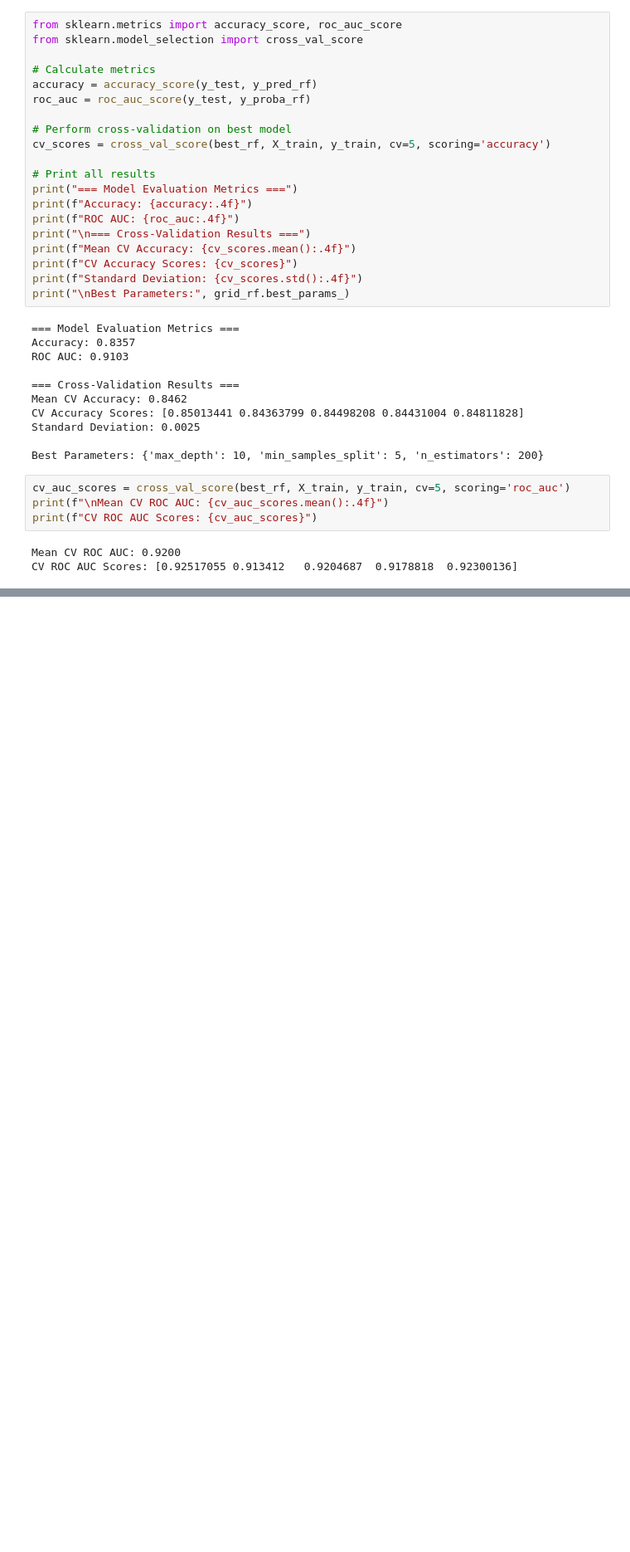
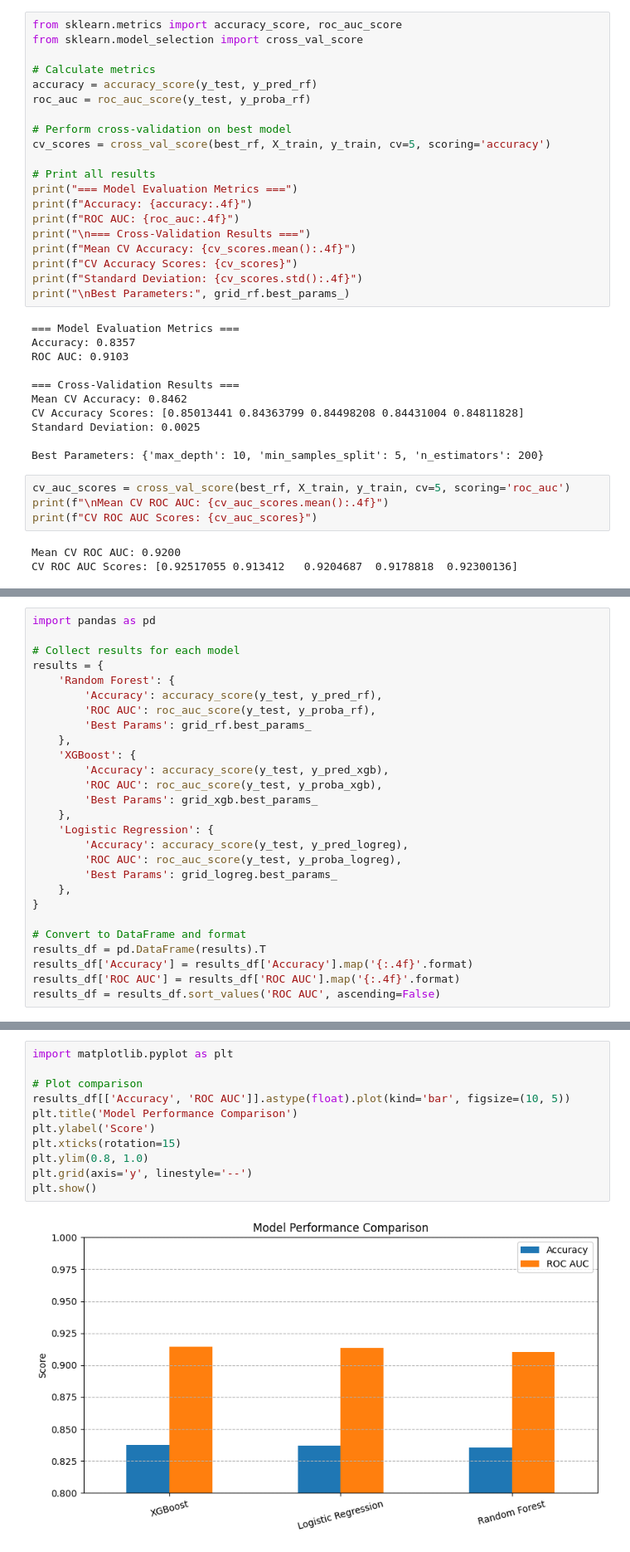
Before and after one commit to MedYassineWerdani/Predicting-Student-Depression, a Jupyter notebook: depression.ipynb, the cells around one changed output, grey strips where cells are left out. Shown at 83% size. Saved outputs shown, nothing was run; the diff lists cells and outputs as text; blank space fills up the shorter version.

Commit message:
Random Forest + XGBoost + Logistic Regression , NO SVM

```diff
--- a/depression.ipynb
+++ b/depression.ipynb
@@ -383,0 +543,27 @@ CV ROC AUC Scores: [0.92517055 0.913412   0.9204687  0.9178818  0.92300136]
+# %%
+import pandas as pd
+
+# Collect results for each model
+results = {
+    'Random Forest': {
+        'Accuracy': accuracy_score(y_test, y_pred_rf),
+        'ROC AUC': roc_auc_score(y_test, y_proba_rf),
+        'Best Params': grid_rf.best_params_
+    },
+    'XGBoost': {
+        'Accuracy': accuracy_score(y_test, y_pred_xgb),
+        'ROC AUC': roc_auc_score(y_test, y_proba_xgb),
+        'Best Params': grid_xgb.best_params_
+    },
+    'Logistic Regression': {
+        'Accuracy': accuracy_score(y_test, y_pred_logreg),
+        'ROC AUC': roc_auc_score(y_test, y_proba_logreg),
+        'Best Params': grid_logreg.best_params_
+    },
+}
+
+# Convert to DataFrame and format
+results_df = pd.DataFrame(results).T
+results_df['Accuracy'] = results_df['Accuracy'].map('{:.4f}'.format)
+results_df['ROC AUC'] = results_df['ROC AUC'].map('{:.4f}'.format)
+results_df = results_df.sort_values('ROC AUC', ascending=False)
@@ -383,0 +586,13 @@ CV ROC AUC Scores: [0.92517055 0.913412   0.9204687  0.9178818  0.92300136]
+# %%
+import matplotlib.pyplot as plt
+
+# Plot comparison
+results_df[['Accuracy', 'ROC AUC']].astype(float).plot(kind='bar', figsize=(10, 5))
+plt.title('Model Performance Comparison')
+plt.ylabel('Score')
+plt.xticks(rotation=15)
+plt.ylim(0.8, 1.0)
+plt.grid(axis='y', linestyle='--')
+plt.show()
+# %% [output]
+[figure, added]
```
Also changed, not shown: parts of 15 cells of this notebook, 1 other file.
